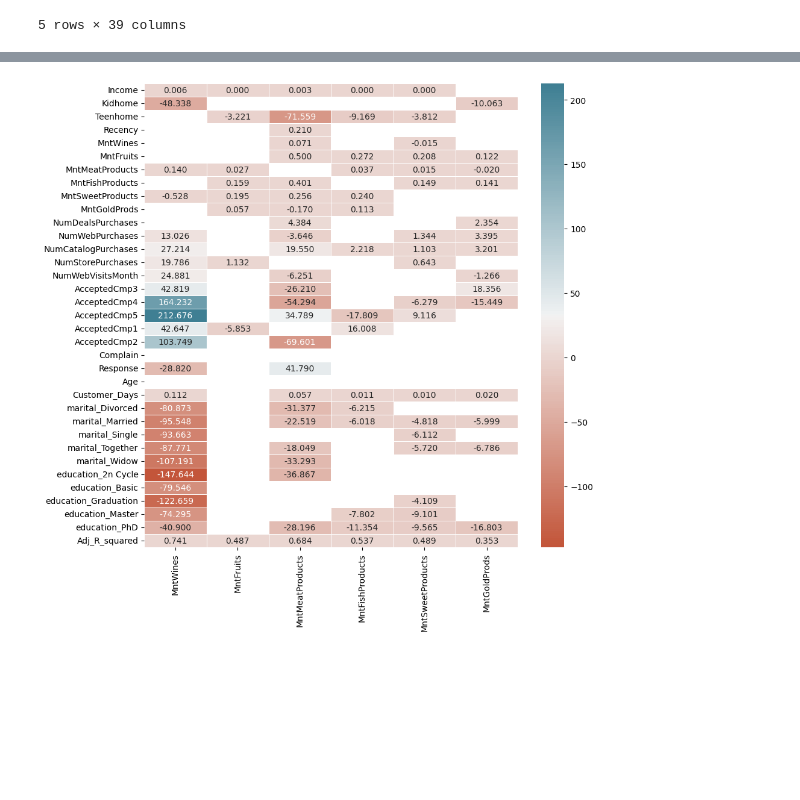
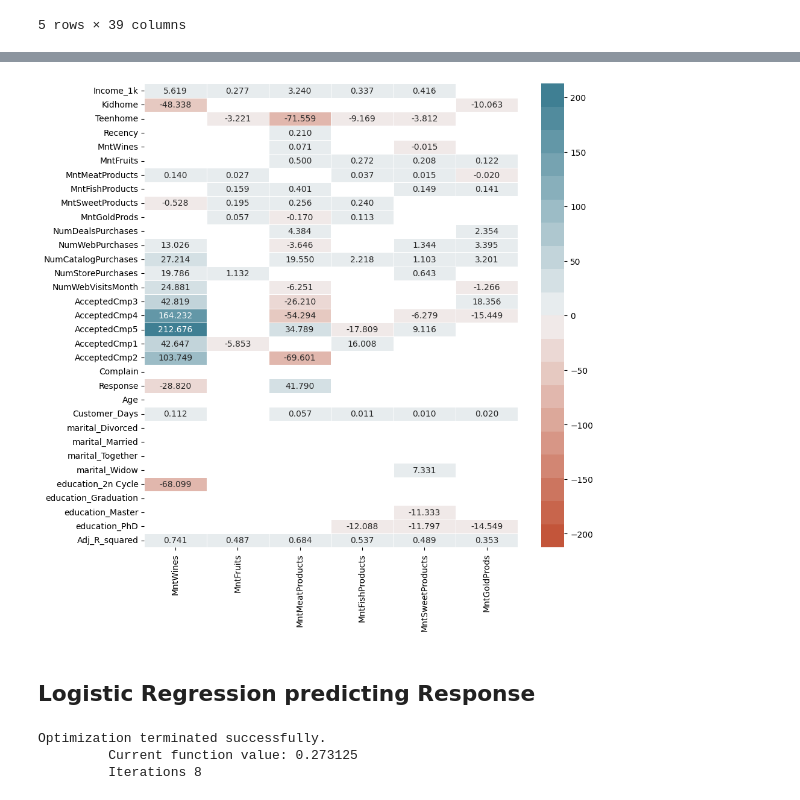
Before and after one commit to nick-peter-marcus/marketing-analytics-data, a Jupyter notebook: marketing-analytics-data-ML.ipynb, the cells around one changed output, grey strips where cells are left out. Cells and saved outputs as stored; diff of their text form; code cells hidden in the pictures; blank space fills up the shorter version.

```diff
--- a/marketing-analytics-data-ML.ipynb
+++ b/marketing-analytics-data-ML.ipynb
@@ -20,3 +24,7 @@ df.head()
 | 3 | 26646.0 | 1 | 0 | 26 | 11 | 4 | 20 | 10 | ... |
 | 4 | 58293.0 | 1 | 0 | 94 | 173 | 43 | 118 | 46 | ... |
 5 rows × 39 columns
+# %%
+df.insert(0, 'Income_1k', df['Income'] / 1000)
+#df['Income_1k'] = df['Income'] / 1000
+df.filter(like='Income').describe()
@@ -25,5 +53,5 @@ df.head()
 # %%
-# Define potential y and X variables
+# Define list of y variables to individually perform regression analyses on.
 y_cols = ['MntWines',
           'MntFruits',
           'MntMeatProducts',
@@ -31,11 +59,15 @@ y_cols = ['MntWines',
           'MntSweetProducts',
           'MntGoldProds']
 
-X_remove = ['Z_CostContact',
+# Define X variables
+X_remove = ['Income',
+            'Z_CostContact',
             'Z_Revenue',
             'MntTotal',
             'MntRegularProds',
-            'AcceptedCmpOverall']
+            'AcceptedCmpOverall',
+            'marital_Single',
+            'education_Basic']
 
 X_cols_all = [col for col in df.columns.to_list() if col not in X_remove]
 
@@ -65,5 +97,3 @@ for y_col in y_cols:
 
     # include adj. R squared
     final[y_col]['Adj_R_squared'] = result.rsquared_adj
-
-print(final)
@@ -88,5 +120,20 @@ Adj_R_squared                 0.489042      0.353112
 # %%
 plt.figure(figsize=(10,10))
-sns.heatmap(final, annot=True, fmt='.3f', linewidths=0.5, cmap=sns.diverging_palette(20, 220, n=200));
+v = abs(final).max().max()
+sns.heatmap(final, annot=True, fmt='.3f', linewidths=0.5, vmin=-v, vmax=v, cmap=sns.diverging_palette(20, 220, sep=1, n=20));
 # %% [output]
-[figure, old version]
+[figure, new version]
+# %% [markdown]
+## Logistic Regression predicting Response
+# %%
+# Define dependent and independent variables
+y = df['Response']
+X = df.filter(X_cols_all).drop(['Response'], axis=1)
+#print(X.columns)
+
+logmodel = sm.Logit(y, X)
+logresult = logmodel.fit()
+# %% [output]
+Optimization terminated successfully.
+         Current function value: 0.273125
+         Iterations 8
```
Also changed, not shown: parts of 19 cells of this notebook.
